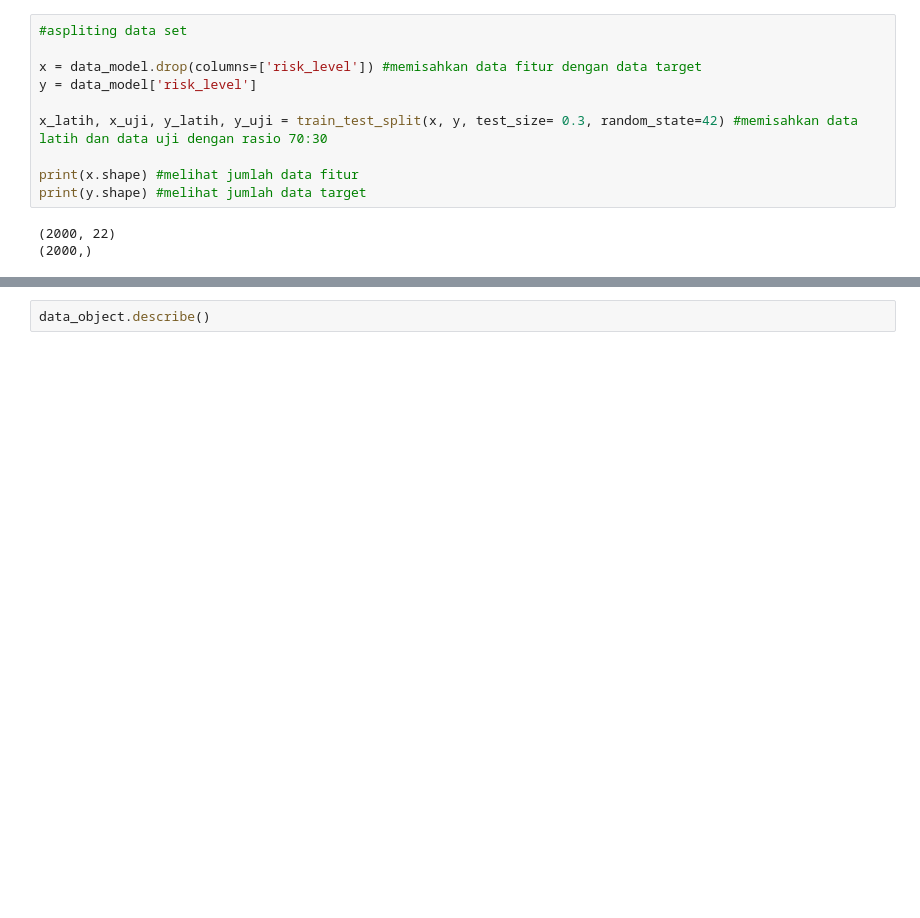
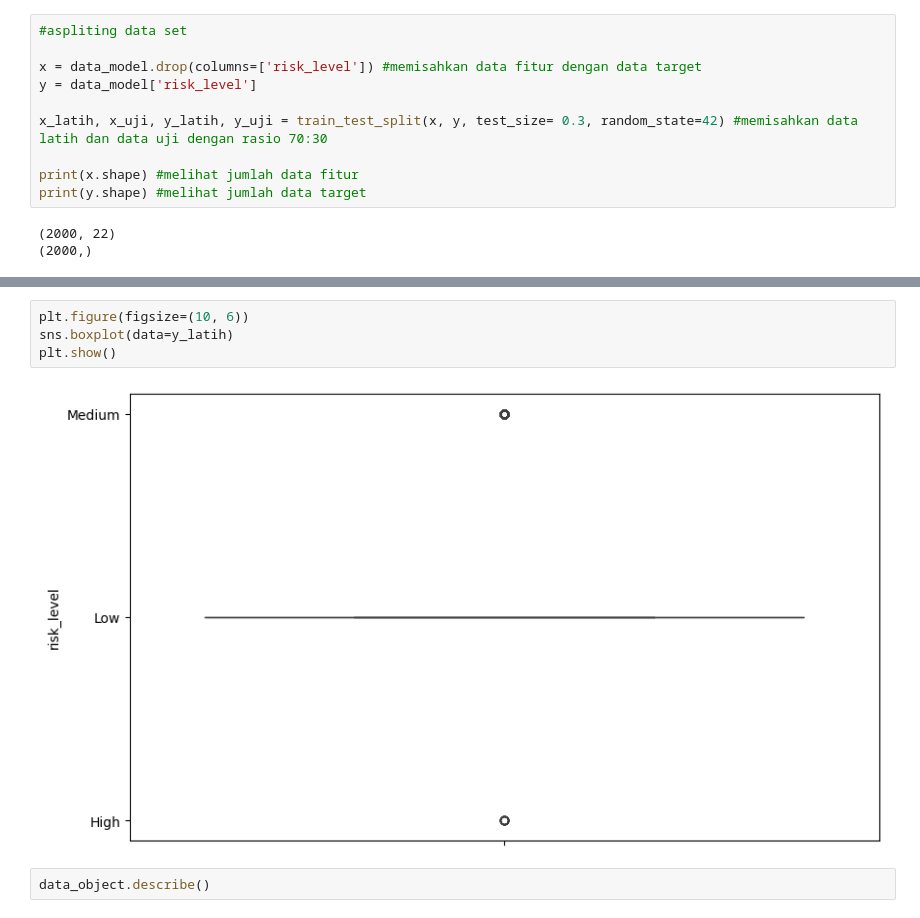
Before and after one commit to wen24-collab/MODEL-MACHINE-LEARNING-CLASSIFIICATION-KELULUSAN-SISWA, a Jupyter notebook: prediksi_branour.ipynb, the cells around one changed output, grey strips where cells are left out. Saved outputs shown, nothing was run; the diff lists cells and outputs as text; blank space fills up the shorter version.

```diff
--- a/prediksi_branour.ipynb
+++ b/prediksi_branour.ipynb
@@ -483,3 +484,9 @@ plt.show()
+# %%
+plt.figure(figsize=(10, 6))
+sns.boxplot(data=y_latih)
+plt.show()
+# %% [output]
+[figure, added]
 # %%
 data_object.describe()
 # %% [output]
```
Also changed, not shown: parts of 12 cells of this notebook.
